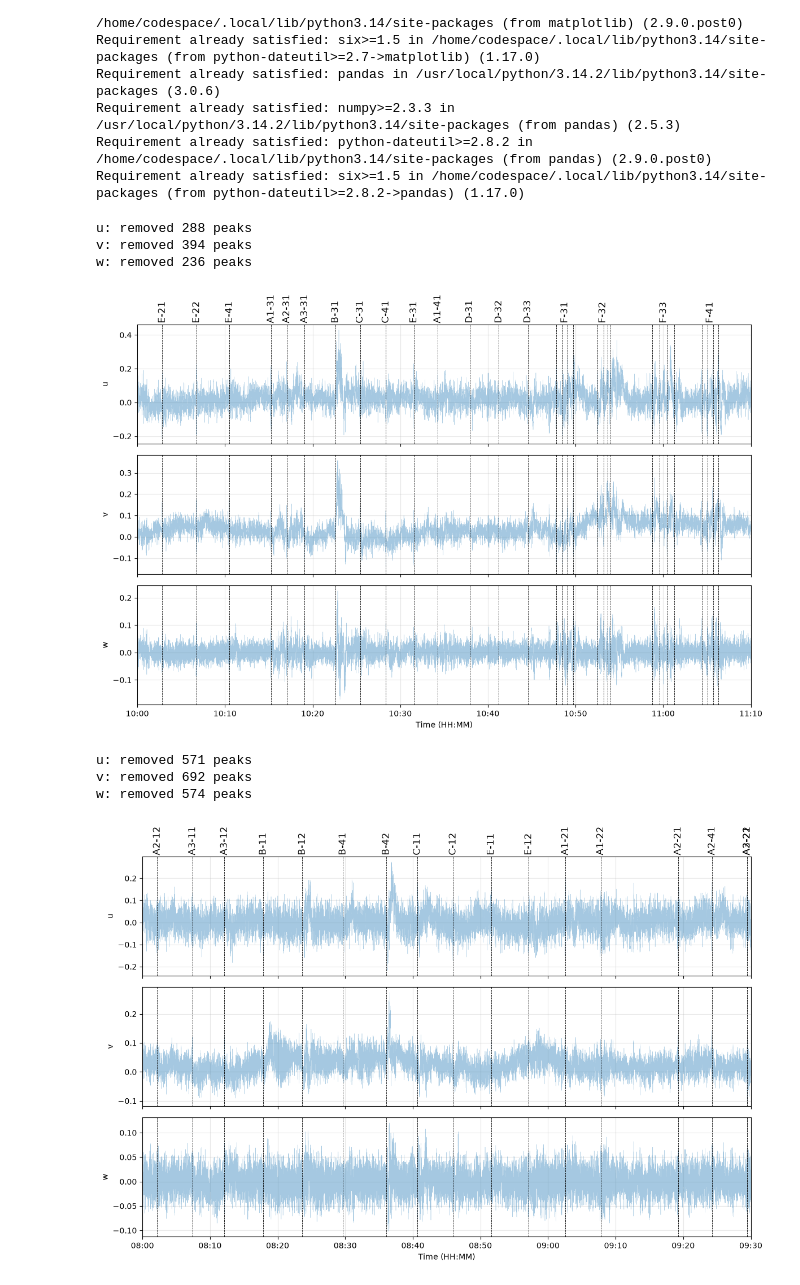
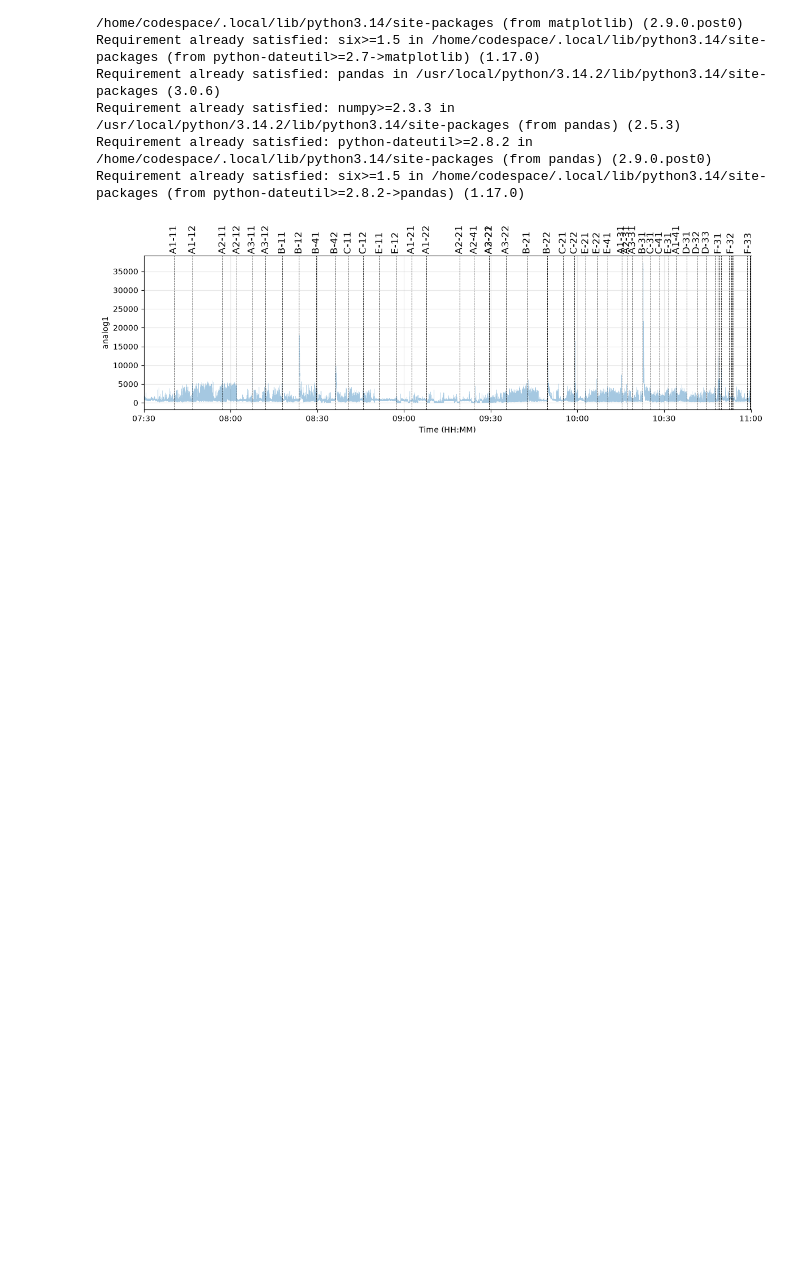
Before and after one commit to Florent11a/MDP, a Jupyter notebook: WholeTimeSerie.ipynb, the cells around one changed output. Saved outputs shown, nothing was run; the diff lists cells and outputs as text; code cells hidden in the pictures; blank space fills up the shorter version.

```diff
--- a/WholeTimeSerie.ipynb
+++ b/WholeTimeSerie.ipynb
@@ -152,16 +152,46 @@ def plot_uvw(data, start, end, window=101, k=4, filter_peaks=True):
     axes[-1].xaxis.set_major_formatter(mdates.DateFormatter("%H:%M"))
     plt.tight_layout()
     plt.show()
+# %%
+def plot_sediment(data, start, end, window=101, k=4, filter_peaks=True):
+    t_start = pd.Timestamp(f"{DAY} {start}")
+    t_end   = pd.Timestamp(f"{DAY} {end}")
+
+    part = data[(data["time"] >= t_start) & (data["time"] <= t_end)].copy()
+
+    comp = "analog1"
+    if filter_peaks:
+        before = part[comp].notna().sum()
+        part[comp] = despike(part[comp], window, k)
+        print(f"{comp}: removed {before - part[comp].notna().sum()} peaks")
+
+    fig, ax = plt.subplots(figsize=(12, 4))
+    ax.plot(part["time"], part[comp], lw=0.3, alpha=0.4, label="raw")
+    ax.set_ylabel(comp)
+    ax.set_xlabel("Time (HH:MM)")
+    ax.grid(True, alpha=0.3)
+
+    for name, t in manoeuvres.items():
+        if isinstance(t, str):
+            t = [t]
+        xs = [pd.Timestamp(f"{DAY} {x}") for x in t]
+        xs = [x for x in xs if t_start <= x <= t_end]
+        if not xs:
+            continue
+        for x in xs:
+            ax.axvline(x, color="k", ls="--", lw=0.6)
+        mid = xs[0] + (xs[-1] - xs[0]) / 2
+        ax.text(mid, 1.01, name, transform=ax.get_xaxis_transform(),
+                rotation=90, ha="center", va="bottom", fontsize=12)
+
+    ax.set_xlim(t_start, t_end)
+    ax.xaxis.set_major_formatter(mdates.DateFormatter("%H:%M"))
+    plt.tight_layout()
+    plt.show()
 # %%
-plot_uvw(df, "10:00", "11:10")
-plot_uvw(df, "08:00", "09:30", k=3)              # stricter peak filter
-plot_uvw(df, "08:00", "09:30", filter_peaks=False)  # no filtering
+#plot_uvw(df, "10:00", "11:10", filter_peaks=False)
+#plot_uvw(df, "08:00", "09:30", filter_peaks=False)              # stricter peak filter
+#plot_uvw(df, "08:00", "09:30", filter_peaks=False)  # no filtering
+plot_sediment(df, "07:30", "11:00", filter_peaks=False)
 # %% [output]
-u: removed 288 peaks
-v: removed 394 peaks
-w: removed 236 peaks
-[figure, old version]
+[figure, new version]
-u: removed 571 peaks
-v: removed 692 peaks
-w: removed 574 peaks
-[figure, removed]
```
Also changed, not shown: parts of 1 cell of this notebook, 1 other file.
